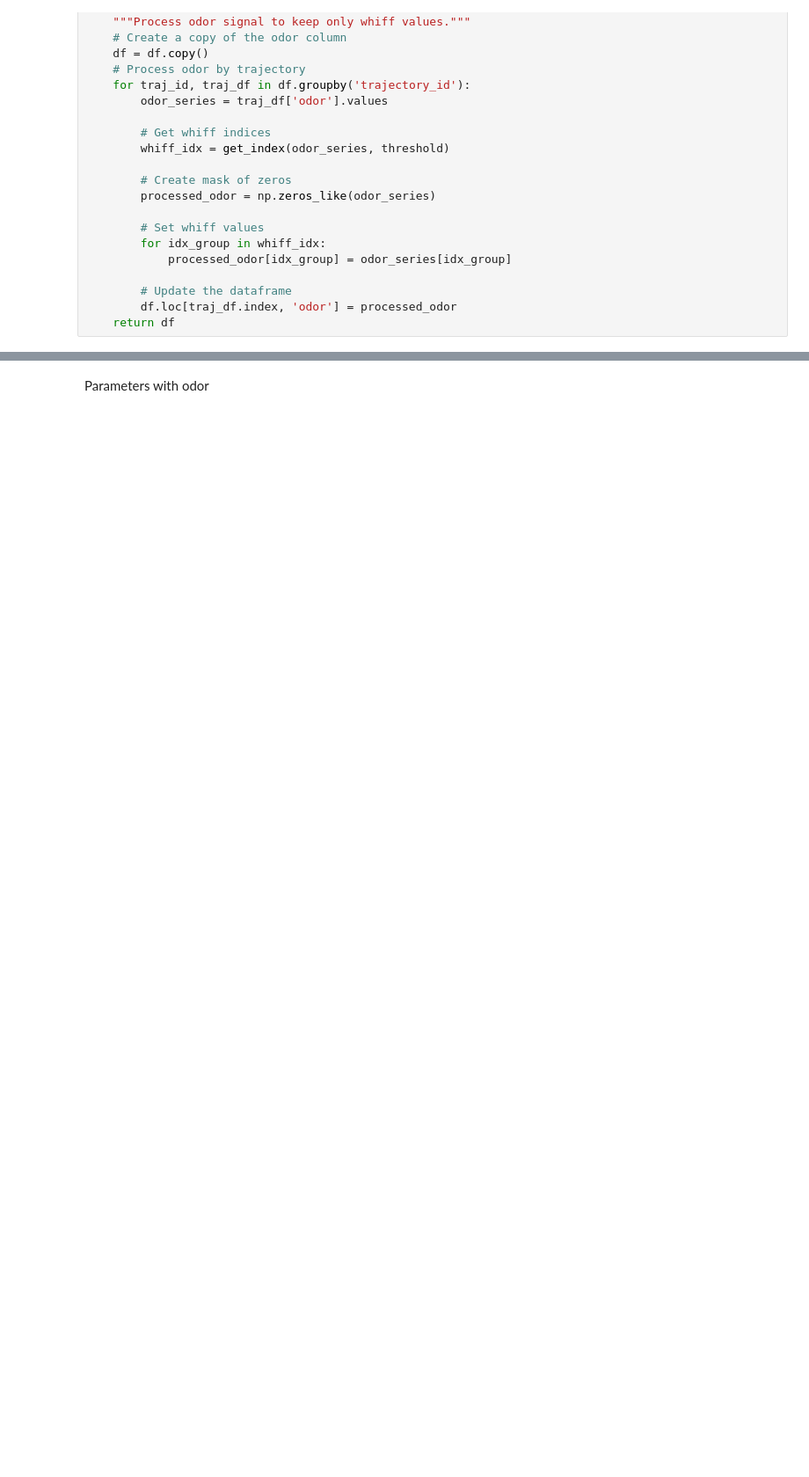
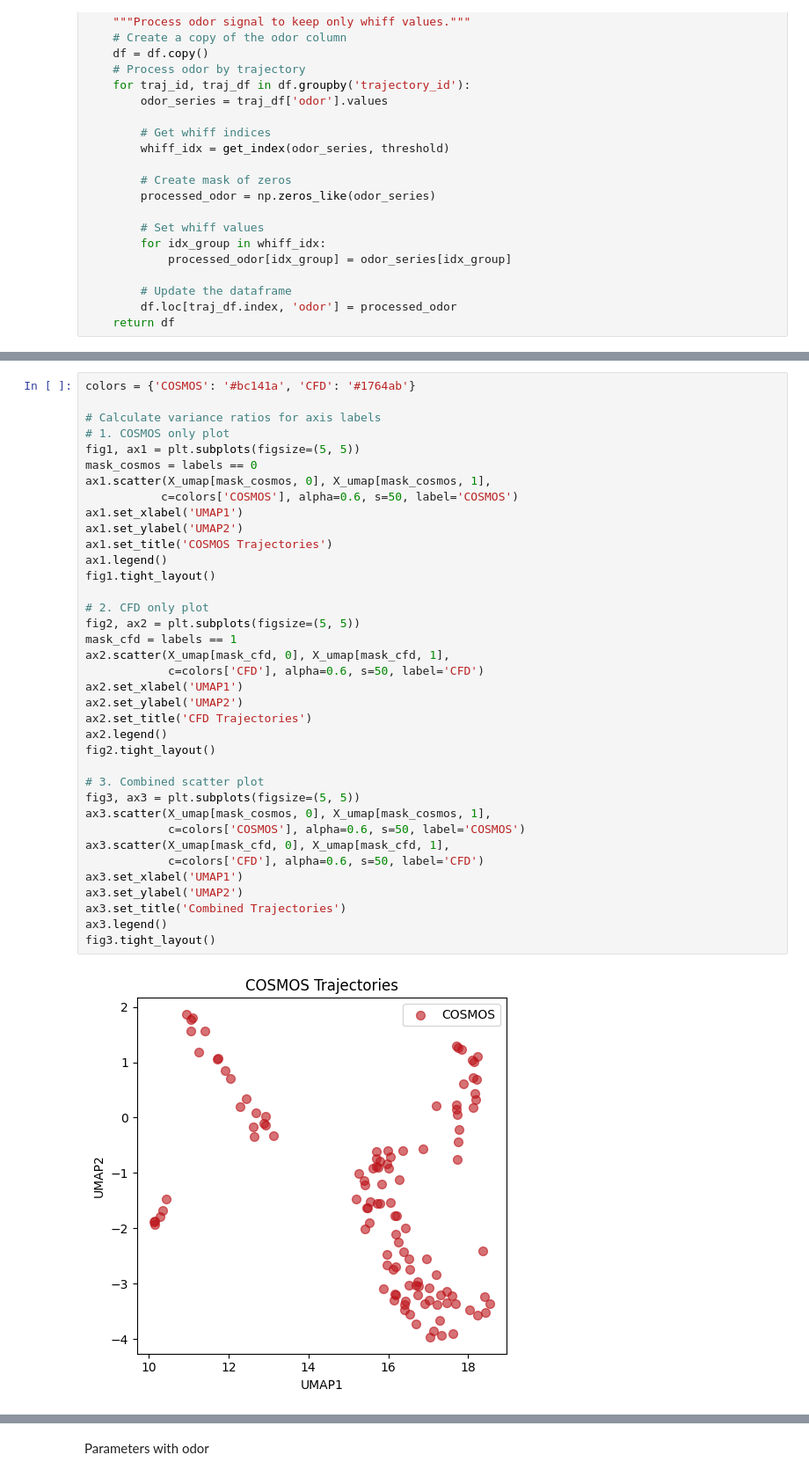
Before and after one commit to arunavanag591/COSMOS, a Jupyter notebook: trajectory_analysis.ipynb, the cells around one changed output, grey strips where cells are left out. Shown at 88% size. Drawn from its saved outputs; the diff is of its cells as text; blank space fills up the shorter version.

```diff
--- a/trajectory_analysis.ipynb
+++ b/trajectory_analysis.ipynb
@@ -307,0 +391,39 @@ Normalized Centroid Distance: 0.041
+# %%
+colors = {'COSMOS': '#bc141a', 'CFD': '#1764ab'}
+
+# Calculate variance ratios for axis labels
+# 1. COSMOS only plot
+fig1, ax1 = plt.subplots(figsize=(5, 5))
+mask_cosmos = labels == 0
+ax1.scatter(X_umap[mask_cosmos, 0], X_umap[mask_cosmos, 1],
+           c=colors['COSMOS'], alpha=0.6, s=50, label='COSMOS')
+ax1.set_xlabel('UMAP1')
+ax1.set_ylabel('UMAP2')
+ax1.set_title('COSMOS Trajectories')
+ax1.legend()
+fig1.tight_layout()
+
+# 2. CFD only plot
+fig2, ax2 = plt.subplots(figsize=(5, 5))
+mask_cfd = labels == 1
+ax2.scatter(X_umap[mask_cfd, 0], X_umap[mask_cfd, 1],
+            c=colors['CFD'], alpha=0.6, s=50, label='CFD')
+ax2.set_xlabel('UMAP1')
+ax2.set_ylabel('UMAP2')
+ax2.set_title('CFD Trajectories')
+ax2.legend()
+fig2.tight_layout()
+
+# 3. Combined scatter plot
+fig3, ax3 = plt.subplots(figsize=(5, 5))
+ax3.scatter(X_umap[mask_cosmos, 0], X_umap[mask_cosmos, 1],
+            c=colors['COSMOS'], alpha=0.6, s=50, label='COSMOS')
+ax3.scatter(X_umap[mask_cfd, 0], X_umap[mask_cfd, 1],
+            c=colors['CFD'], alpha=0.6, s=50, label='CFD')
+ax3.set_xlabel('UMAP1')
+ax3.set_ylabel('UMAP2')
+ax3.set_title('Combined Trajectories')
+ax3.legend()
+fig3.tight_layout()
+# %% [output]
+[figure, added]
```
Also changed, not shown: parts of 6 cells of this notebook, 4 other files.
